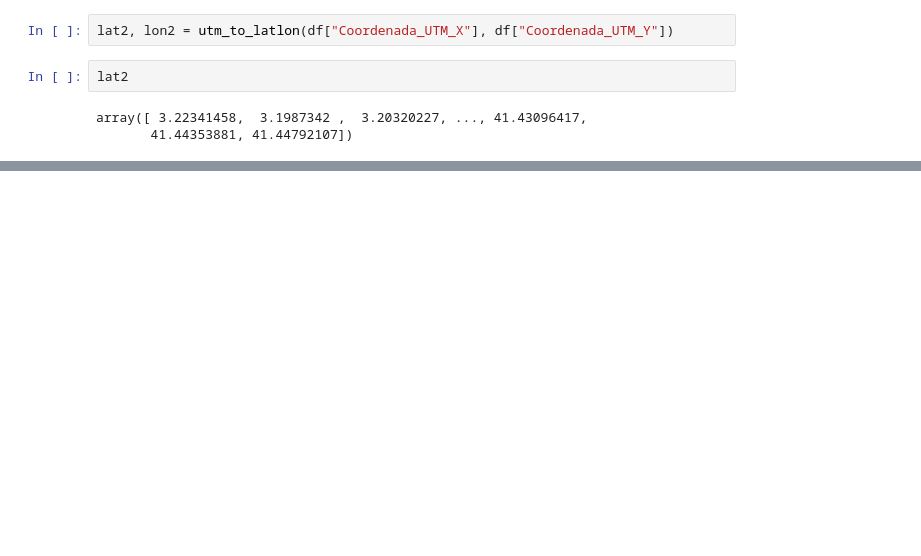
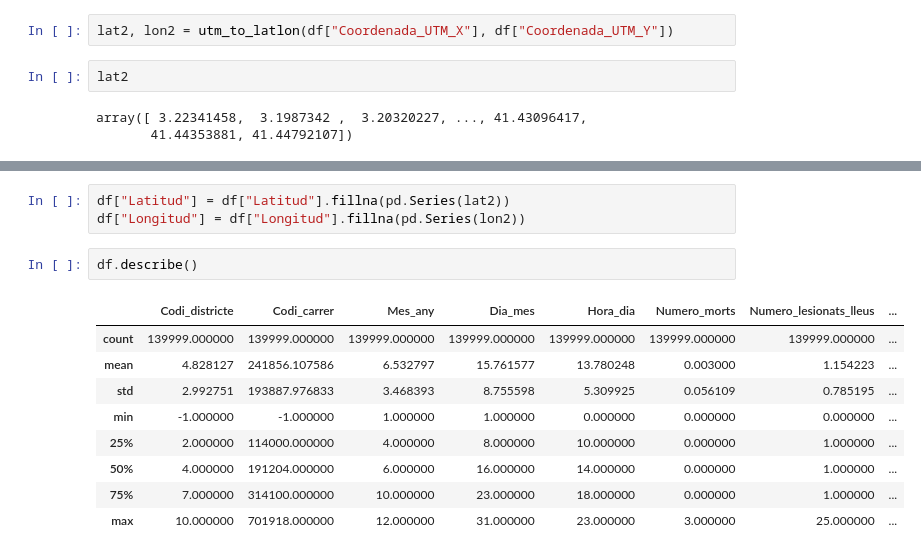
Before and after one commit to PacoFletcher/Proyecto-Machine-Learning, a Jupyter notebook: jupyters/Unificado.ipynb, the cells around one changed output, grey strips where cells are left out. Drawn from its saved outputs; the diff is of its cells as text; blank space fills up the shorter version.

```diff
--- a/jupyters/Unificado.ipynb
+++ b/jupyters/Unificado.ipynb
@@ -512,0 +513,15 @@ array([31.50871627, 31.46153052, 31.45206368, ..., -3.81063702,
+# %%
+df["Latitud"] = df["Latitud"].fillna(pd.Series(lat2))
+df["Longitud"] = df["Longitud"].fillna(pd.Series(lon2))
+# %%
+df.describe()
+# %% [output]
+|  | Codi_districte | Codi_carrer | Mes_any | Dia_mes | Hora_dia | Numero_morts | Numero_lesionats_lleus | ... |
+| count | 139999.000000 | 139999.000000 | 139999.000000 | 139999.000000 | 139999.000000 | 139999.000000 | 139999.000000 | ... |
+| mean | 4.828127 | 241856.107586 | 6.532797 | 15.761577 | 13.780248 | 0.003000 | 1.154223 | ... |
+| std | 2.992751 | 193887.976833 | 3.468393 | 8.755598 | 5.309925 | 0.056109 | 0.785195 | ... |
+| min | -1.000000 | -1.000000 | 1.000000 | 1.000000 | 0.000000 | 0.000000 | 0.000000 | ... |
+| 25% | 2.000000 | 114000.000000 | 4.000000 | 8.000000 | 10.000000 | 0.000000 | 1.000000 | ... |
+| 50% | 4.000000 | 191204.000000 | 6.000000 | 16.000000 | 14.000000 | 0.000000 | 1.000000 | ... |
+| 75% | 7.000000 | 314100.000000 | 10.000000 | 23.000000 | 18.000000 | 0.000000 | 1.000000 | ... |
+| max | 10.000000 | 701918.000000 | 12.000000 | 31.000000 | 23.000000 | 3.000000 | 25.000000 | ... |
```
Also changed, not shown: parts of 9 cells of this notebook, 1 other file.
